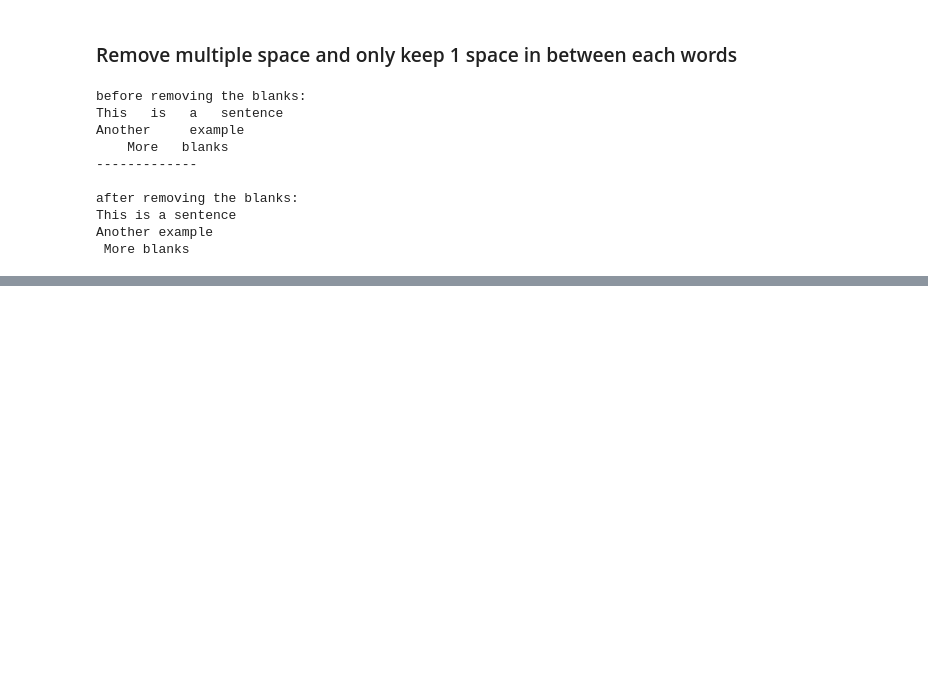
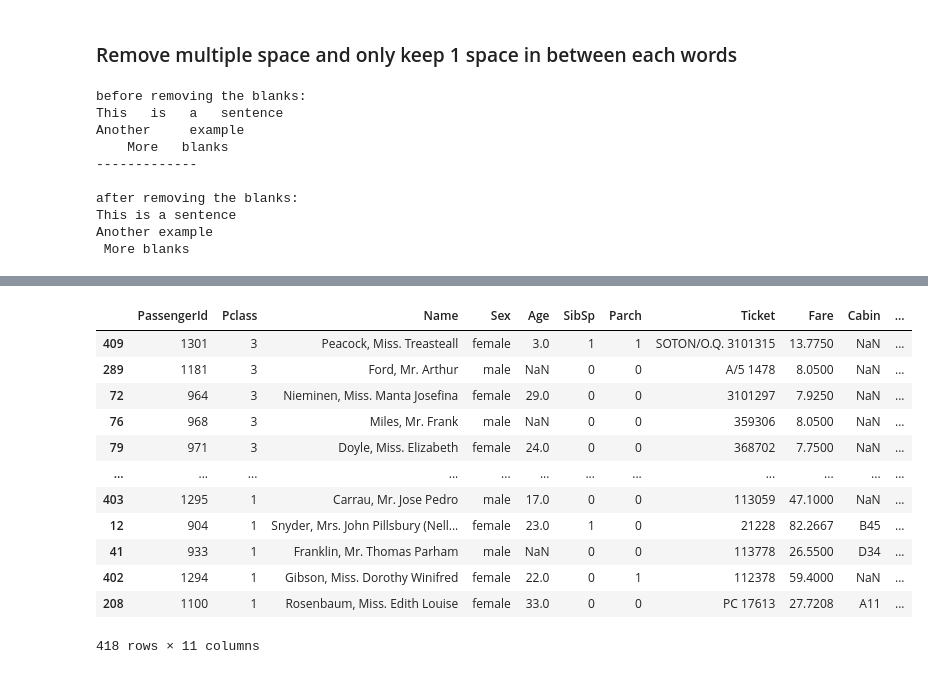
Before and after one commit to cjyi31/Basic-Python-Training, a Jupyter notebook: notebooks/02 Basic Data Cleaning and Manipulation (with Pandas Package).ipynb, the cells around one changed output, grey strips where cells are left out. Cells and saved outputs as stored; diff of their text form; code cells hidden in the pictures; blank space fills up the shorter version.

```diff
--- a/notebooks/02 Basic Data Cleaning and Manipulation (with Pandas Package).ipynb
+++ b/notebooks/02 Basic Data Cleaning and Manipulation (with Pandas Package).ipynb
@@ -197,0 +233,18 @@ Another example
+# %%
+#Sort Descending
+df1 = df1.sort_values(by=['Pclass'], ascending=False)
+df1
+# %% [output]
+|  | PassengerId | Pclass | Name | Sex | Age | SibSp | Parch | Ticket | Fare | Cabin | ... |
+| 409 | 1301 | 3 | Peacock, Miss. Treasteall | female | 3.0 | 1 | 1 | SOTON/O.Q. 3101315 | 13.7750 | NaN | ... |
+| 289 | 1181 | 3 | Ford, Mr. Arthur | male | NaN | 0 | 0 | A/5 1478 | 8.0500 | NaN | ... |
+| 72 | 964 | 3 | Nieminen, Miss. Manta Josefina | female | 29.0 | 0 | 0 | 3101297 | 7.9250 | NaN | ... |
+| 76 | 968 | 3 | Miles, Mr. Frank | male | NaN | 0 | 0 | 359306 | 8.0500 | NaN | ... |
+| 79 | 971 | 3 | Doyle, Miss. Elizabeth | female | 24.0 | 0 | 0 | 368702 | 7.7500 | NaN | ... |
+| ... | ... | ... | ... | ... | ... | ... | ... | ... | ... | ... | ... |
+| 403 | 1295 | 1 | Carrau, Mr. Jose Pedro | male | 17.0 | 0 | 0 | 113059 | 47.1000 | NaN | ... |
+| 12 | 904 | 1 | Snyder, Mrs. John Pillsbury (Nell... | female | 23.0 | 1 | 0 | 21228 | 82.2667 | B45 | ... |
+| 41 | 933 | 1 | Franklin, Mr. Thomas Parham | male | NaN | 0 | 0 | 113778 | 26.5500 | D34 | ... |
+| 402 | 1294 | 1 | Gibson, Miss. Dorothy Winifred | female | 22.0 | 0 | 1 | 112378 | 59.4000 | NaN | ... |
+| 208 | 1100 | 1 | Rosenbaum, Miss. Edith Louise | female | 33.0 | 0 | 0 | PC 17613 | 27.7208 | A11 | ... |
+418 rows × 11 columns
```
Also changed, not shown: parts of 20 cells of this notebook.
